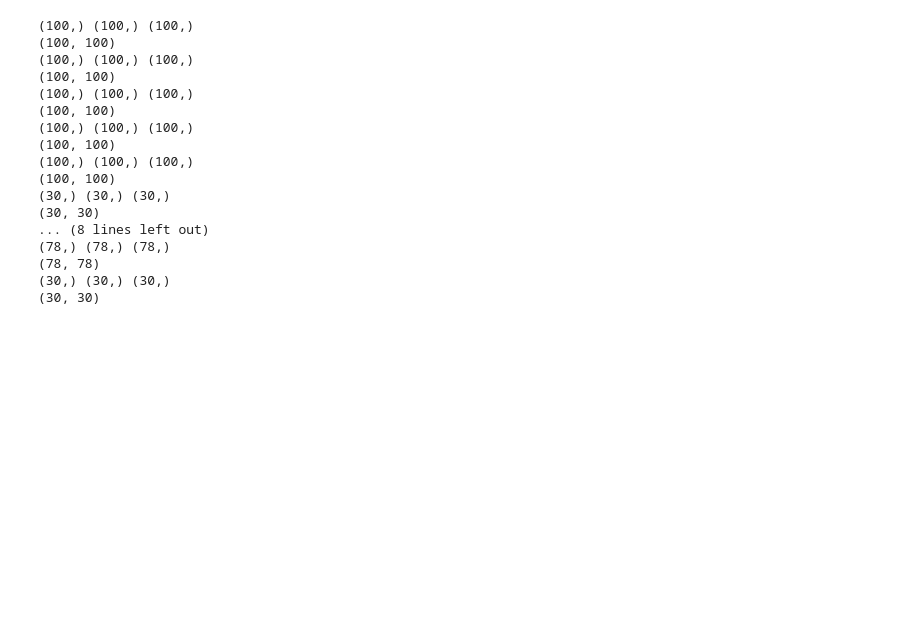
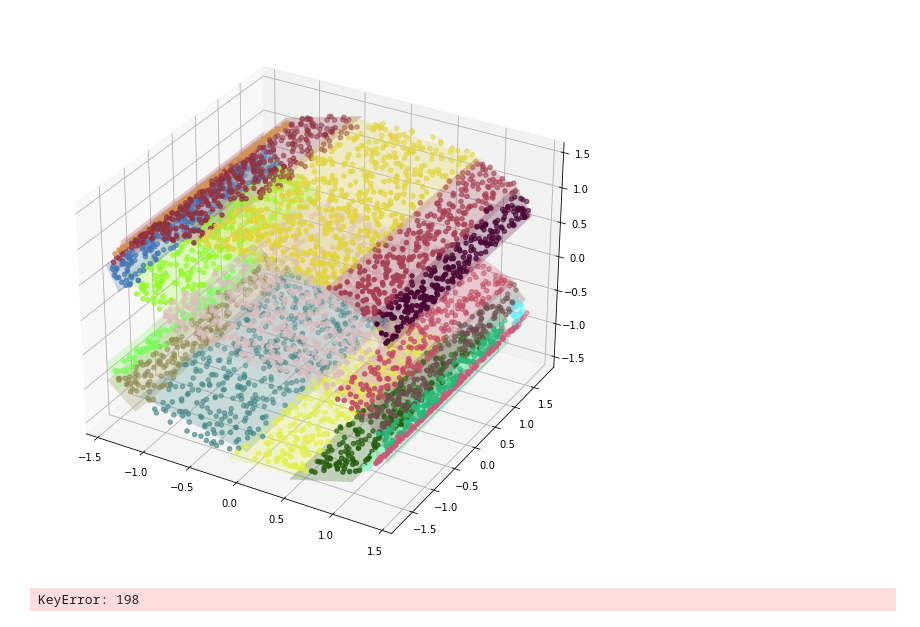
Before and after one commit to JunkyByte/ACDT, a Jupyter notebook: src/visual_saved.ipynb, the cells around one changed output. Drawn from its saved outputs; the diff is of its cells as text; code cells hidden in the pictures; blank space fills up the shorter version.

```diff
--- a/src/visual_saved.ipynb
+++ b/src/visual_saved.ipynb
@@ -16,28 +18,21 @@ dict_keys([99, 98, 97, 96, 95, 94, 93, 92, 91, 90, 89, 88, 87, 86, 85, 84, 83, 8
 # %%
-k = 12
+k = 20
 C = x[k]['C']
 if C[0].X[0].shape[0] == 2:
-    draw_spiral_clusters(C, k=x[k]['knn'].n_neighbors)
+    draw_spiral_clusters(C, k=x['knn'])
 elif C[0].X[0].shape[0] == 3:
     draw_3d_clusters(C)
 # %% [output]
-(100,) (100,) (100,)
-(100, 100)
-(100,) (100,) (100,)
-(100, 100)
-(100,) (100,) (100,)
-(100, 100)
-(100,) (100,) (100,)
-(100, 100)
-(100,) (100,) (100,)
-(100, 100)
-(30,) (30,) (30,)
-(30, 30)
-... (8 lines left out)
-(78,) (78,) (78,)
-(78, 78)
-(30,) (30,) (30,)
-(30, 30)
+[figure, added]
+# %%
+k = 198
+C = x[k]['C']
+knn = x[k]['knn']
+Ci = C[-1]
+print(len(Ci.points))
+[knn.kneighbors(Ci.X)[1][0, 2] in Cj.indices for Cj in C]
+# %% [output]
+KeyError: 198
 # %%
 errors = {}
 for it in x.keys():
```
Also changed, not shown: parts of 3 cells of this notebook, 5 other files.
